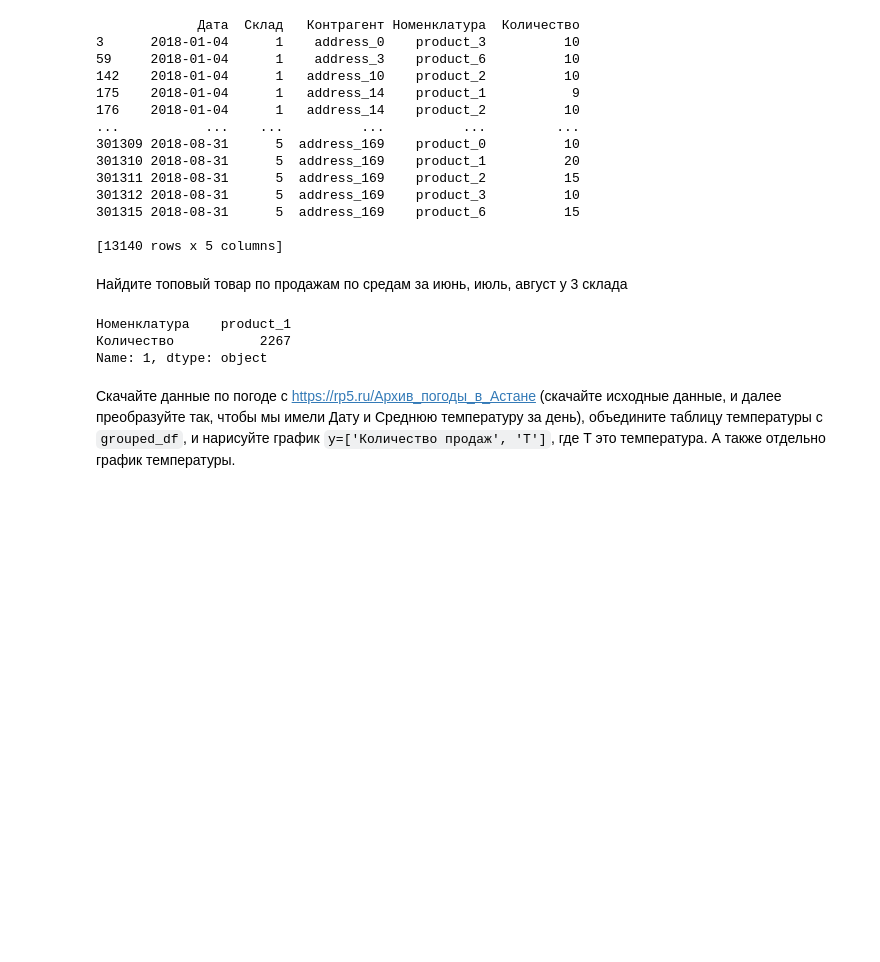
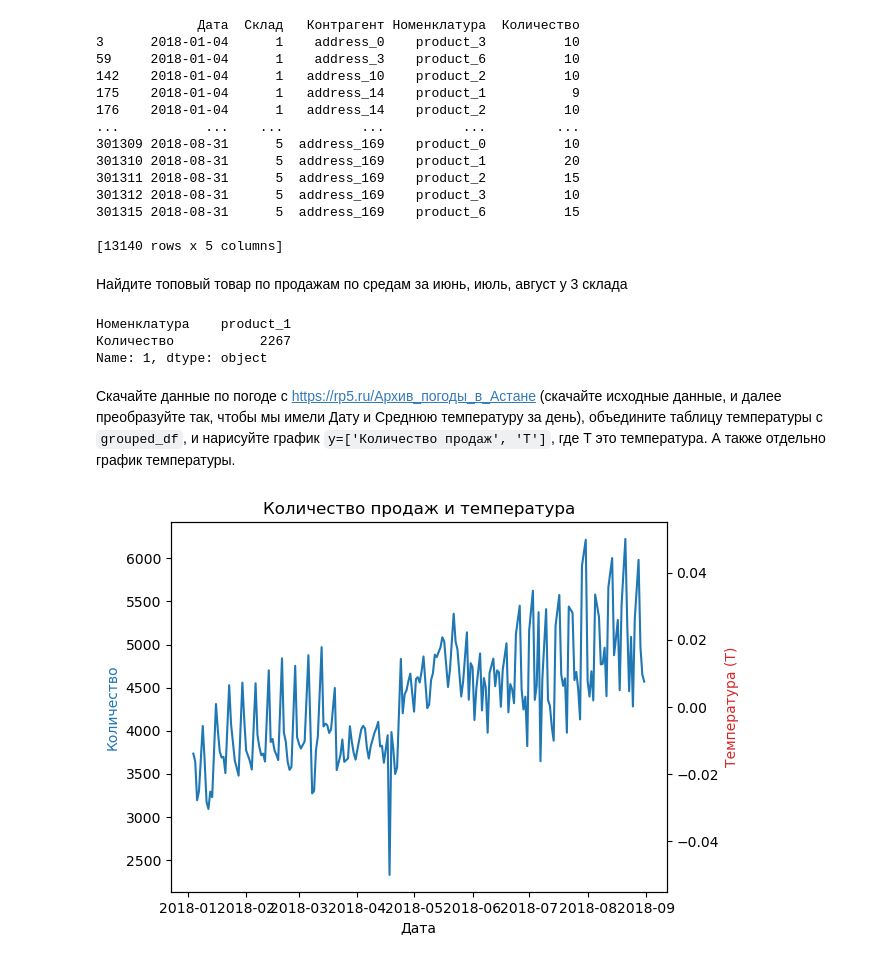
Before and after one commit to woofdanny/Python, a Jupyter notebook: Блок 3.ipynb, the cells around one changed output. Cells and saved outputs as stored; diff of their text form; code cells hidden in the pictures; blank space fills up the shorter version.

```diff
--- a/Блок 3.ipynb
+++ b/Блок 3.ipynb
@@ -122,25 +122,27 @@ Name: 1, dtype: object
 # %% [markdown]
 Скачайте данные по погоде с https://rp5.ru/Архив_погоды_в_Астане (скачайте исходные данные, и далее преобразуйте так, чтобы мы имели Дату и Среднюю температуру за день), объедините таблицу температуры с `grouped_df`, и нарисуйте график `y=['Количество продаж', 'T']`, где Т это температура. А также отдельно график температуры.
 # %%
-df_temp = pd.read_csv('temperature_data.csv')  # Или pd.read_excel, в зависимости от формата
-df_temp['Дата'] = pd.to_datetime(df_temp['Дата'])  # Приведение даты к единому формату
+df_temp = pd.read_csv('temperature_data.csv')
+df_temp['Дата'] = pd.to_datetime(df_temp['Дата'], format='mixed')
 # %%
-combined_df = pd.merge(grouped_df, df_temp[['Дата', 'Средняя температура за день']], on='Дата', how='left')
+combined_df = pd.merge(grouped_df, df_temp[['Дата', 'T']], on='Дата', how='left')
 # %%
 combined_df.rename(columns={'Средняя температура за день': 'T'}, inplace=True)
 # %%
 fig, ax1 = plt.subplots()
 
 ax1.set_xlabel('Дата')
-ax1.set_ylabel('Количество продаж', color='tab:blue')
-ax1.plot(combined_df['Дата'], combined_df['Количество продаж'], color='tab:blue')
+ax1.set_ylabel('Количество', color='tab:blue')
+ax1.plot(combined_df['Дата'], combined_df['Количество'], color='tab:blue')
 
 ax2 = ax1.twinx()
 ax2.set_ylabel('Температура (T)', color='tab:red')
 ax2.plot(combined_df['Дата'], combined_df['T'], color='tab:red')
 
 plt.title('Количество продаж и температура')
 plt.show()
+# %% [output]
+[figure, added]
 # %%
 plt.figure()
 plt.plot(combined_df['Дата'], combined_df['T'], color='tab:red')
```
Also changed, not shown: parts of 2 cells of this notebook, 1 other file.
